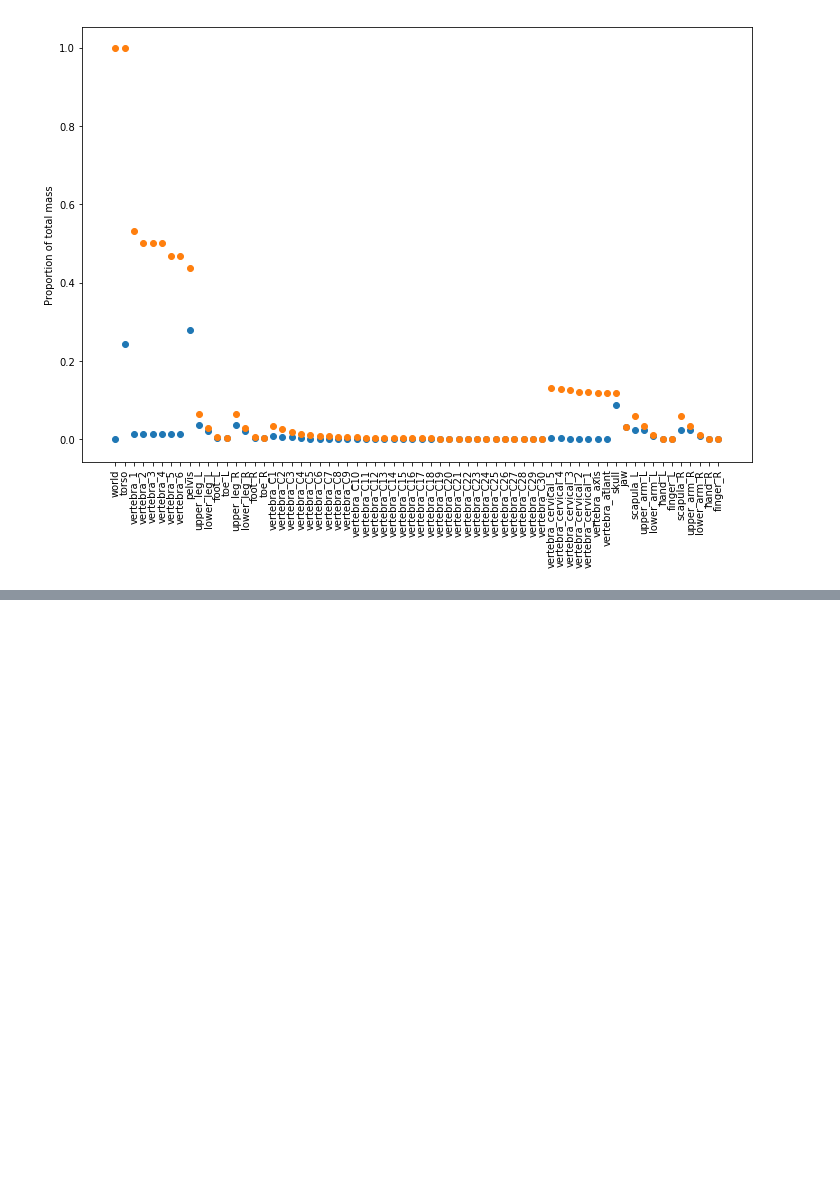
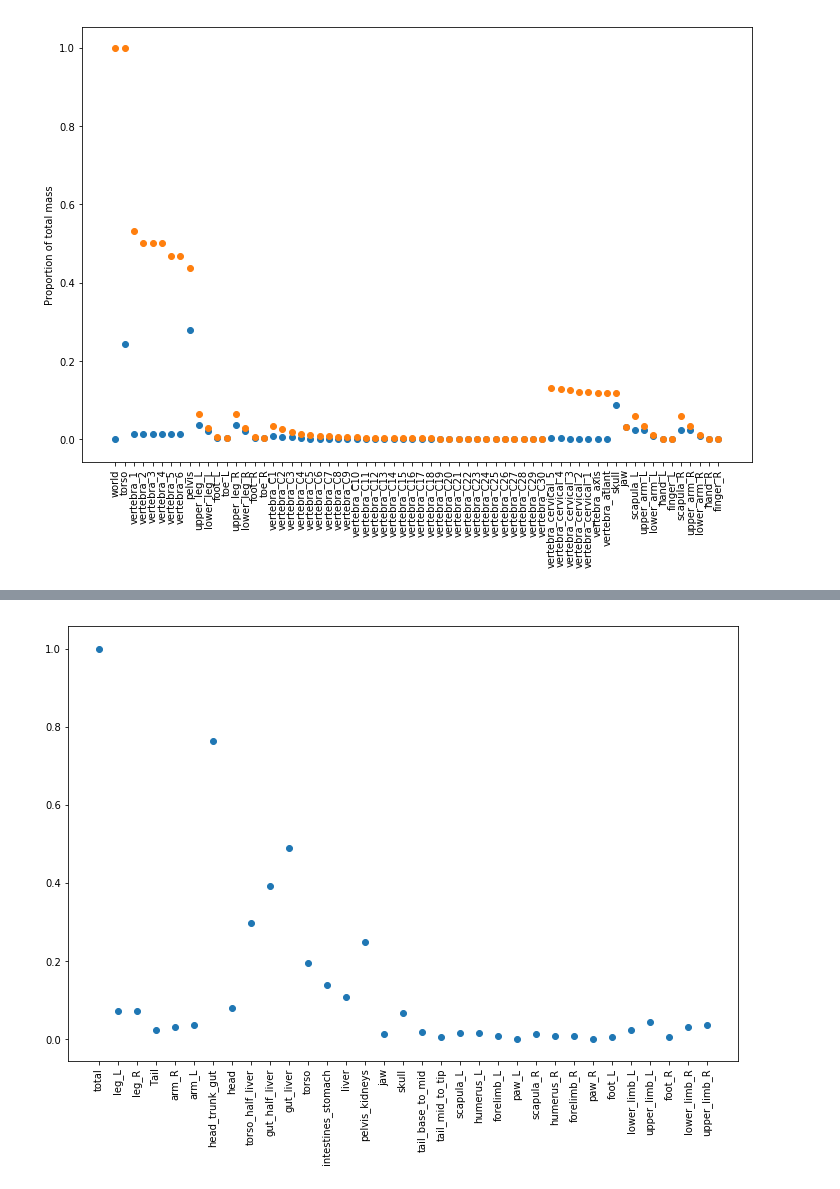
Before and after one commit to diegoaldarondo/stac, a Jupyter notebook: models/Untitled.ipynb, the cells around one changed output, grey strips where cells are left out. Saved outputs shown, nothing was run; the diff lists cells and outputs as text; code cells hidden in the pictures; blank space fills up the shorter version.

```diff
--- a/models/Untitled.ipynb
+++ b/models/Untitled.ipynb
@@ -61,0 +101,8 @@ plt.rcParams['font.size'] = 10
+# %%
+fig, ax = plt.subplots(figsize=(12,8))
+x = range(len(parts))
+plt.scatter(x, masses/masses[0])
+plt.xticks(x)
+_ = ax.set_xticklabels(parts, rotation=90)
+# %% [output]
+[figure, added]
```
Also changed, not shown: parts of 9 cells of this notebook, 4 other files.
